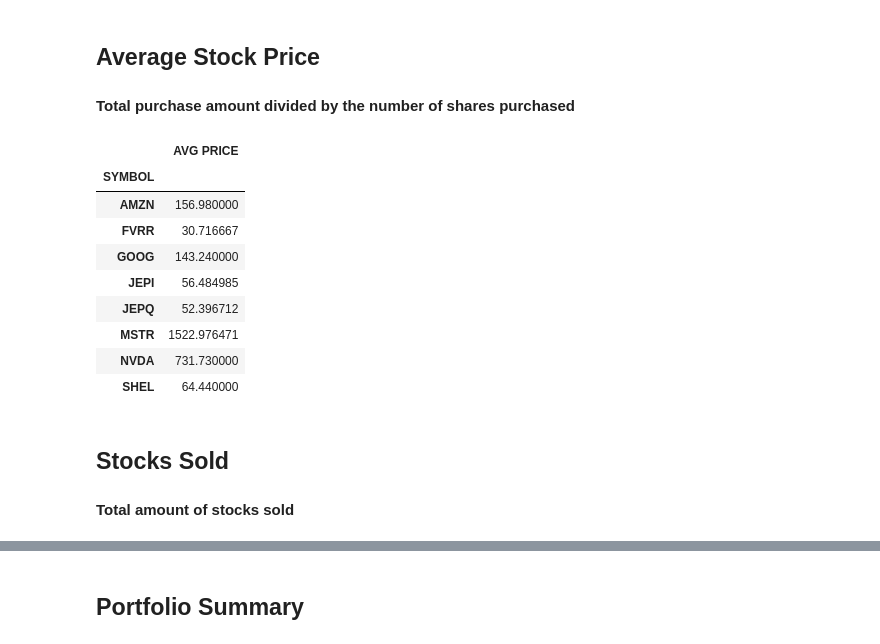
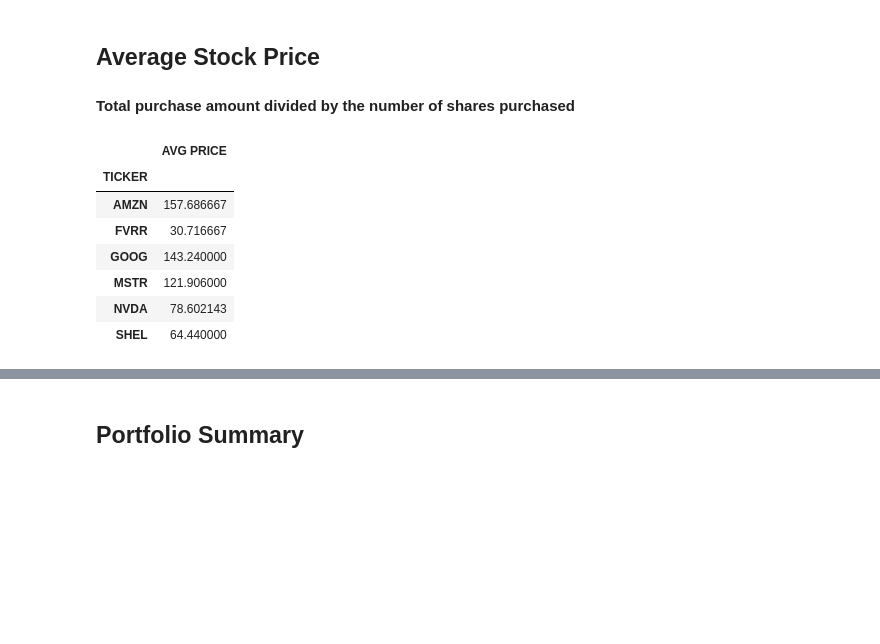
Before and after one commit to caitlyn-kay/Investment-Portfolio-Tracker, a Jupyter notebook: PortfolioTracker.ipynb, the cells around one changed output, grey strips where cells are left out. Saved outputs shown, nothing was run; the diff lists cells and outputs as text; code cells hidden in the pictures; blank space fills up the shorter version.

```diff
--- a/PortfolioTracker.ipynb
+++ b/PortfolioTracker.ipynb
@@ -28,0 +39,10 @@ df
+# %%
+# Stock splits after first purchase date
+
+df_split = pd.concat(split_list, keys=ticker_list)
+df_split = df_split.to_frame()
+df_split = df_split.reset_index(level=0, names='Ticker')
+df_split = df_split.sort_index()
+df_split.index = df_split.index.tz_localize(None)
+df_split = df_split[df_split.index > first_purchase]
+df_split
@@ -28,0 +56,13 @@ df
+# %%
+for datesplit, dsrow in df_split.iterrows():
+    condition = (df_transaction.index < datesplit) & (df_transaction['TICKER'] == dsrow['Ticker'])
+    df_transaction.loc[condition, 'QTY'] *= dsrow['Stock Splits']
+    df_transaction.loc[condition, 'PRICE'] /= dsrow['Stock Splits']
+
+buycond = df_transaction['ACTION'] == 'BUY'
+df_transaction.loc[buycond, 'PRICE'] += df_transaction.loc[buycond, 'FEE']/df_transaction.loc[buycond, 'QTY']
+sellcond = df_transaction['ACTION'] == 'SELL'
+df_transaction.loc[sellcond, 'PRICE'] -= df_transaction.loc[sellcond, 'FEE']/df_transaction.loc[sellcond, 'QTY']
+
+df_transaction = df_transaction.drop(columns='FEE')
+df_transaction
@@ -38,0 +98,8 @@ stock_quant
+# %%
+sold_stocks = [] # List of stocks that have been sold at least once
+
+for i, transaction in df_transaction.iterrows():
+    if transaction['ACTION'] == 'SELL':
+        sold_stocks.append(transaction['TICKER'])
+
+sold_stocks = list(dict.fromkeys(sold_stocks)) # remove duplicates
@@ -40,21 +160,18 @@ stock_quant
 ## **Average Stock Price**
 #### Total purchase amount divided by the number of shares purchased
 # %%
-buydf = df[df['ACTION'] == 'BUY']
-total_owned = buydf.groupby('SYMBOL')['TOTAL'].sum()
-average_price = total_owned / buydf.groupby('SYMBOL')['QTY'].sum()
-average_price.to_frame('AVG PRICE')
+df_buy = df_transaction[df_transaction['ACTION'] == 'BUY']
+total_owned = df_buy.groupby('TICKER')['TOTAL'].sum()
+df_average_price = total_owned / df_buy.groupby('TICKER')['QTY'].sum()
+df_average_price = df_average_price.to_frame('AVG PRICE')
+df_average_price['AVG PRICE'].update(average_price)
+df_average_price
 # %% [output]
 |  | AVG PRICE |
-| SYMBOL |  |
-| AMZN | 156.980000 |
+| TICKER |  |
+| AMZN | 157.686667 |
 | FVRR | 30.716667 |
 | GOOG | 143.240000 |
-| JEPI | 56.484985 |
-| JEPQ | 52.396712 |
-| MSTR | 1522.976471 |
-| NVDA | 731.730000 |
+| MSTR | 121.906000 |
+| NVDA | 78.602143 |
 | SHEL | 64.440000 |
-# %% [markdown]
-## **Stocks Sold**
-#### Total amount of stocks sold
```
Also changed, not shown: parts of 18 cells of this notebook.
